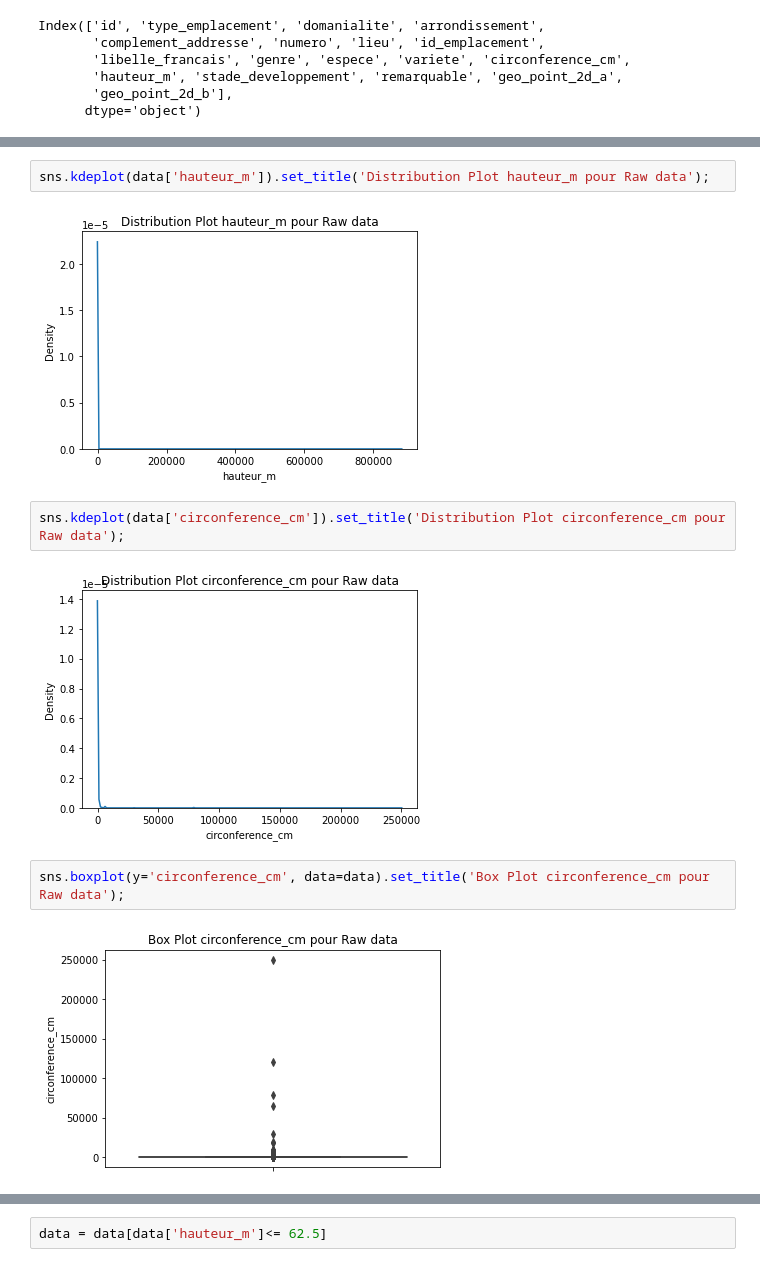
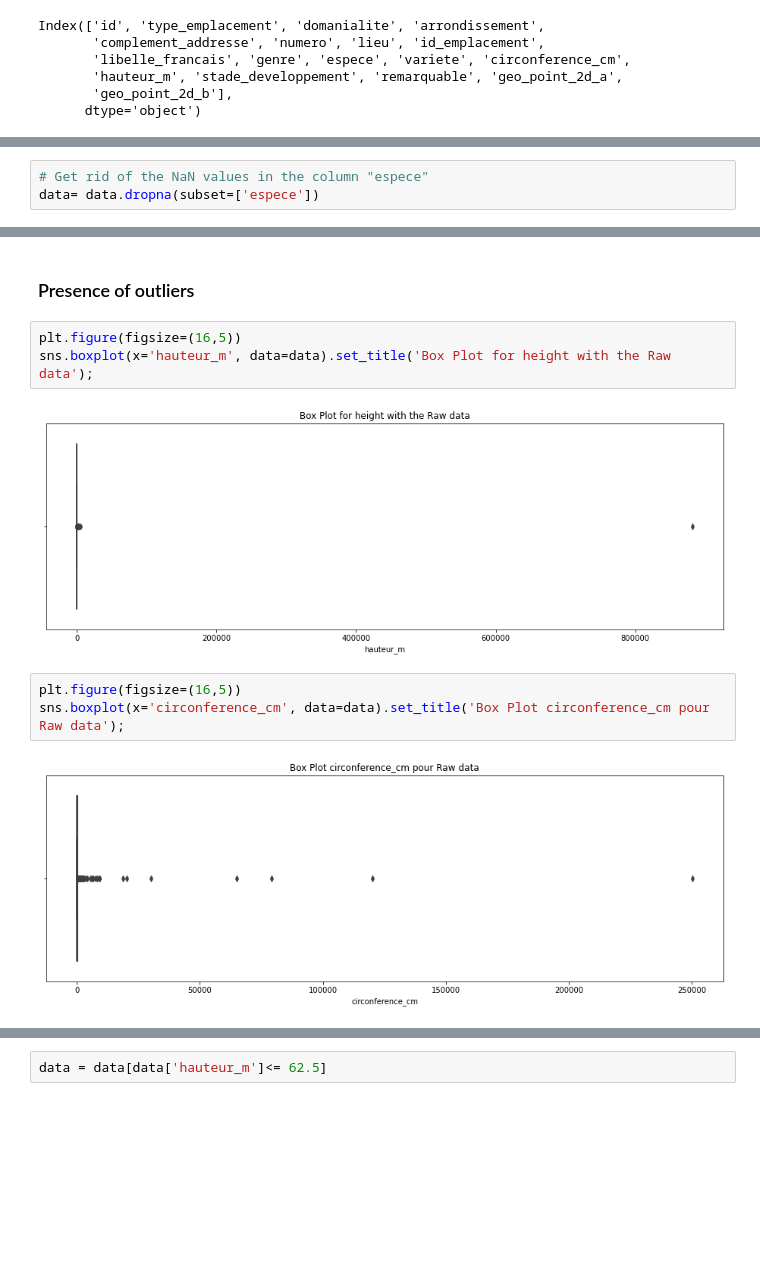
Before and after one commit to santra11/CreateSmartCity-Paris, a Jupyter notebook: ParisCity.ipynb, the cells around one changed output, grey strips where cells are left out. Saved outputs shown, nothing was run; the diff lists cells and outputs as text; blank space fills up the shorter version.

```diff
--- a/ParisCity.ipynb
+++ b/ParisCity.ipynb
@@ -43,0 +106,3 @@ Index(['id', 'type_emplacement', 'domanialite', 'arrondissement',
+# %%
+# Get rid of the NaN values in the column "espece"
+data= data.dropna(subset=['espece'])
@@ -58,13 +176,13 @@ data['arrondissement'].value_counts().plot.bar().set_title('Bar Plot pour arrond
+# %% [markdown]
+### Presence of outliers
 # %%
-sns.kdeplot(data['hauteur_m']).set_title('Distribution Plot hauteur_m pour Raw data');
+plt.figure(figsize=(16,5))
+sns.boxplot(x='hauteur_m', data=data).set_title('Box Plot for height with the Raw data');
 # %% [output]
-[figure, old version]
+[figure, new version]
-# %%
-sns.kdeplot(data['circonference_cm']).set_title('Distribution Plot circonference_cm pour Raw data');
-# %% [output]
-[figure, removed]
 # %%
-sns.boxplot(y='circonference_cm', data=data).set_title('Box Plot circonference_cm pour Raw data');
+plt.figure(figsize=(16,5))
+sns.boxplot(x='circonference_cm', data=data).set_title('Box Plot circonference_cm pour Raw data');
 # %% [output]
-[figure, old version]
+[figure, new version]
 # %% [markdown]
```
Also changed, not shown: parts of 31 cells of this notebook.
